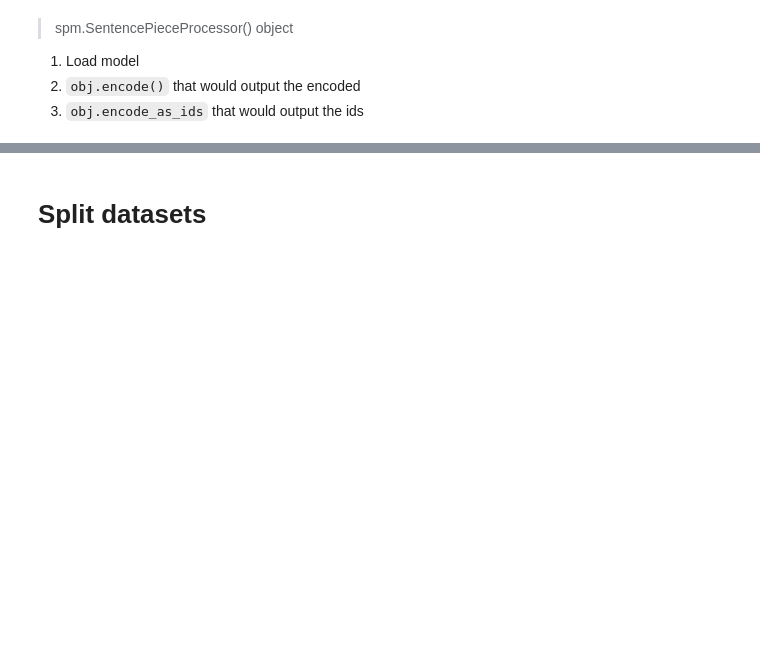
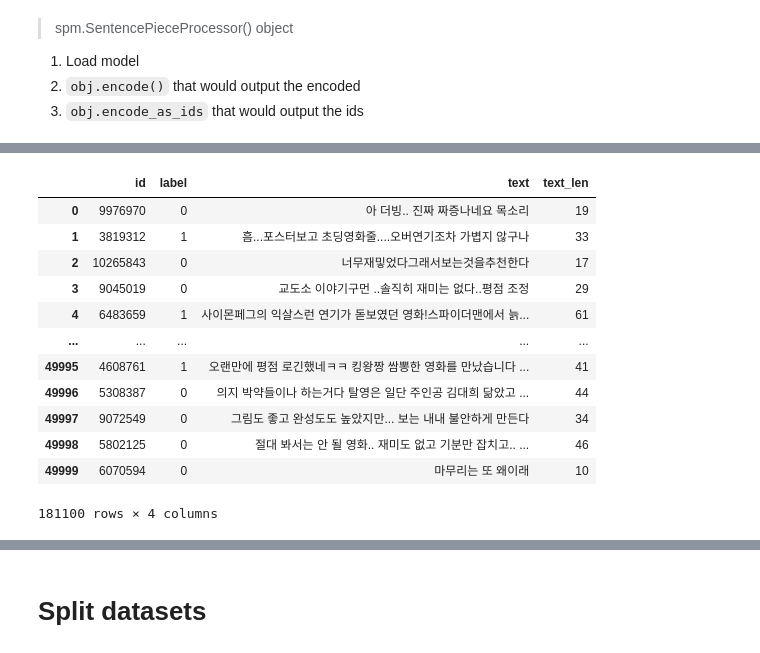
Before and after one commit to taeha-p/AIFFEL_Quest-1, a Jupyter notebook: goingdeeper-NLP/goingdeeper-nlp-quest-final.ipynb, the cells around one changed output, grey strips where cells are left out. Cells and saved outputs as stored; diff of their text form; code cells hidden in the pictures; blank space fills up the shorter version.

```diff
--- a/goingdeeper-NLP/goingdeeper-nlp-quest-final.ipynb
+++ b/goingdeeper-NLP/goingdeeper-nlp-quest-final.ipynb
@@ -322 +371,19 @@ s.decode(tok_hi)
+# %%
+h = ratingsdf[matched_ind]
+# %%
+h
+# %% [output]
+|  | id | label | text | text_len |
+| 0 | 9976970 | 0 | 아 더빙.. 진짜 짜증나네요 목소리 | 19 |
+| 1 | 3819312 | 1 | 흠...포스터보고 초딩영화줄....오버연기조차 가볍지 않구나 | 33 |
+| 2 | 10265843 | 0 | 너무재밓었다그래서보는것을추천한다 | 17 |
+| 3 | 9045019 | 0 | 교도소 이야기구먼 ..솔직히 재미는 없다..평점 조정 | 29 |
+| 4 | 6483659 | 1 | 사이몬페그의 익살스런 연기가 돋보였던 영화!스파이더맨에서 늙... | 61 |
+| ... | ... | ... | ... | ... |
+| 49995 | 4608761 | 1 | 오랜만에 평점 로긴했네ㅋㅋ 킹왕짱 쌈뽕한 영화를 만났습니다 ... | 41 |
+| 49996 | 5308387 | 0 | 의지 박약들이나 하는거다 탈영은 일단 주인공 김대희 닮았고 ... | 44 |
+| 49997 | 9072549 | 0 | 그림도 좋고 완성도도 높았지만... 보는 내내 불안하게 만든다 | 34 |
+| 49998 | 5802125 | 0 | 절대 봐서는 안 될 영화.. 재미도 없고 기분만 잡치고.. ... | 46 |
+| 49999 | 6070594 | 0 | 마무리는 또 왜이래 | 10 |
+181100 rows × 4 columns
 # %%
```
Also changed, not shown: parts of 28 cells of this notebook, 1 other file.
